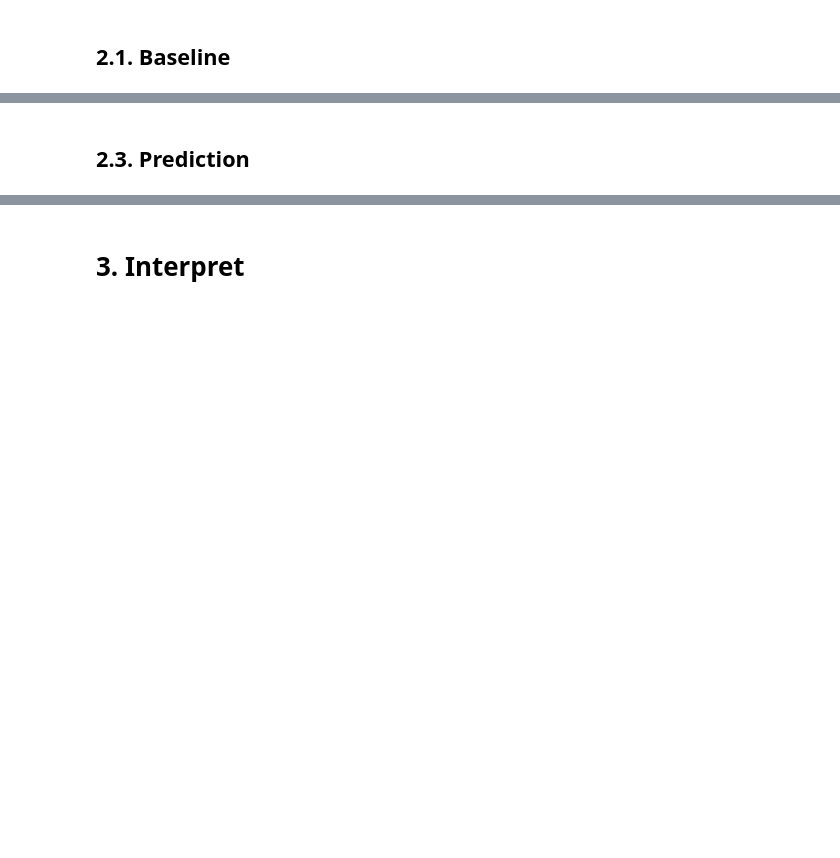
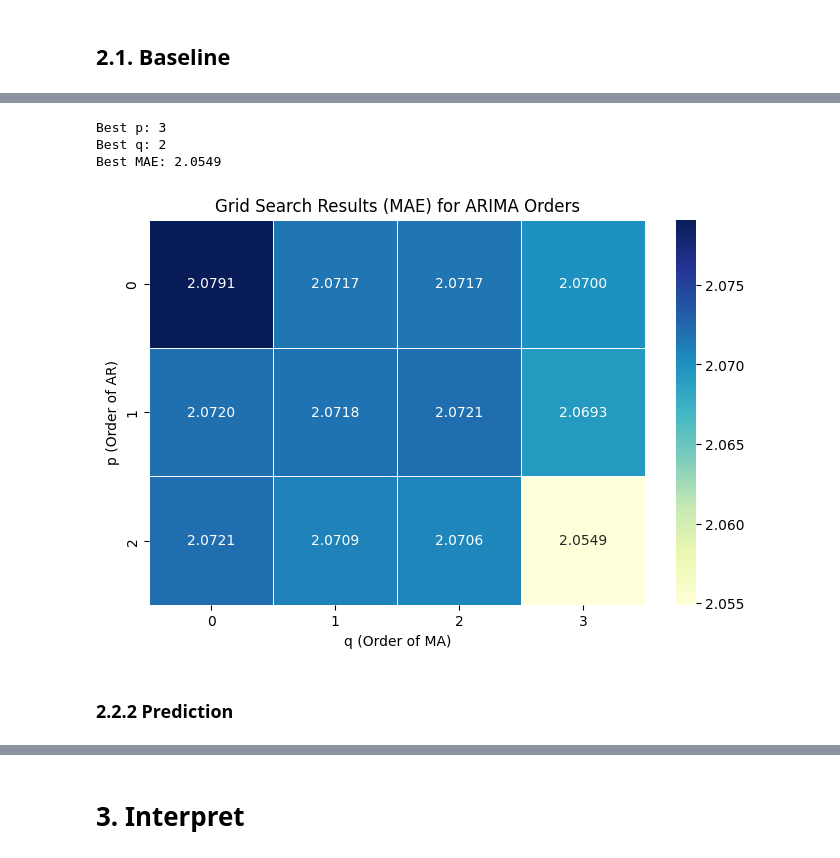
Before and after one commit to Mund99/Financial_Price_Forecasting, a Jupyter notebook: ARIMA_model.ipynb, the cells around one changed output, grey strips where cells are left out. Cells and saved outputs as stored; diff of their text form; code cells hidden in the pictures; blank space fills up the shorter version.

```diff
--- a/ARIMA_model.ipynb
+++ b/ARIMA_model.ipynb
@@ -291,0 +631,7 @@ print("Best MAE:", best_mae)
+# %%
+# Grid search for best order
+
+p_values = [0, 1, 2, 3]
+q_values = [0, 1, 2]
+
+best_p, best_q, best_mae, mae_grid = grid_search_arima(train_data['Close'], p_values=p_values, q_values=q_values)
@@ -292,2 +651,28 @@ print("Best MAE:", best_mae)
+# %%
+print("Best p:", best_p)
+print("Best q:", best_q)
+print("Best MAE:", best_mae)
+# %% [output]
+Best p: 3
+Best q: 2
+Best MAE: 2.0549
+# %%
+# Convert the mae_grid dictionary to a DataFrame for Seaborn
+mae_df = pd.DataFrame(mae_grid)
+# mae_df
+# %%
+# Create a heatmap using Seaborn
+plt.figure(figsize=(8, 5))
+sns.heatmap(mae_df, annot=True, cmap="YlGnBu", fmt=".4f", linewidths=0.5)
+
+# Add labels and title
+plt.xlabel('q (Order of MA)')
+plt.ylabel('p (Order of AR)')
+plt.title('Grid Search Results (MAE) for ARIMA Orders')
+
+# Show the plot
+plt.show()
+# %% [output]
+[figure, added]
 # %% [markdown]
-## 2.3. Prediction
+### 2.2.2 Prediction
```
Also changed, not shown: parts of 48 cells of this notebook.
